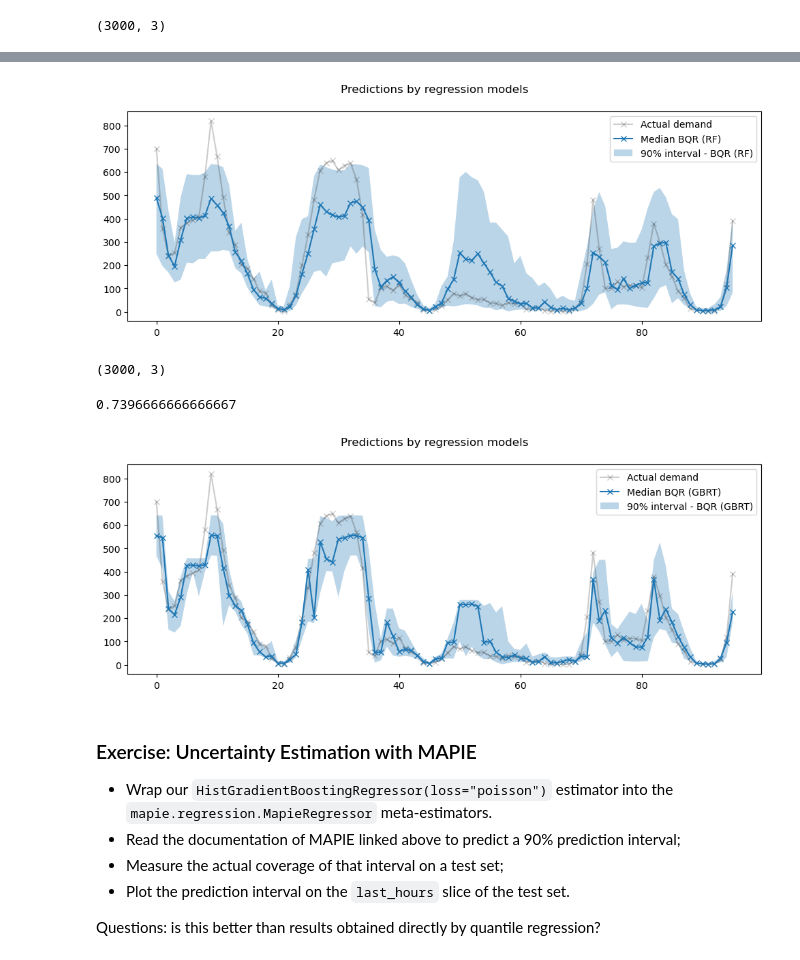
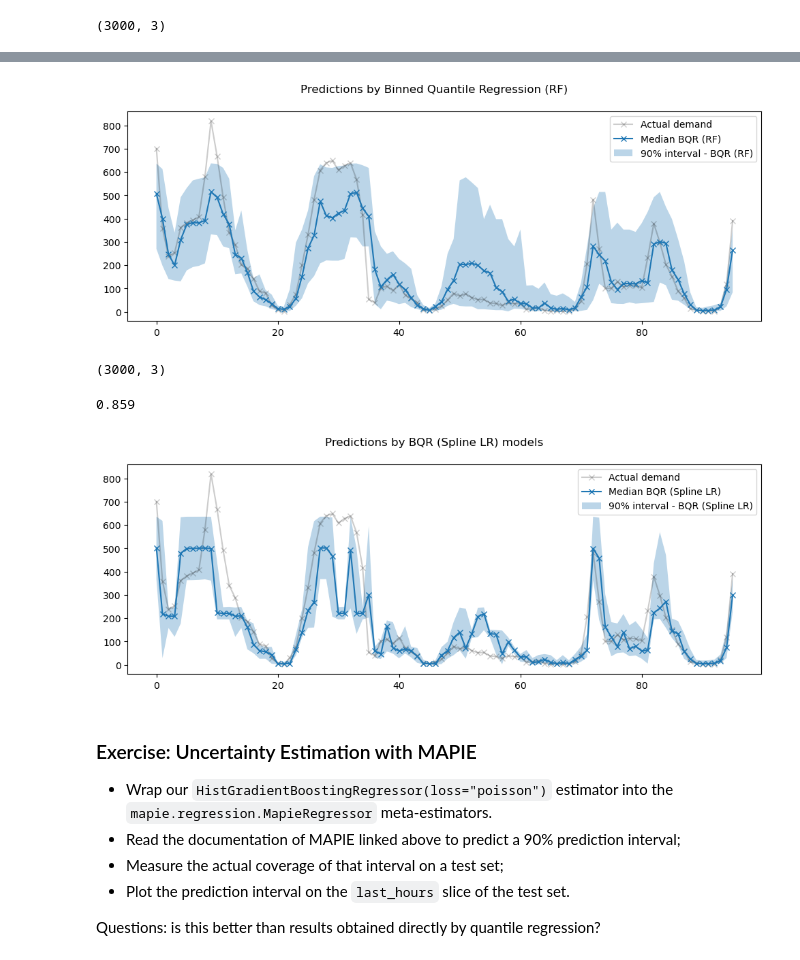
Before and after one commit to ogrisel/euroscipy-2022-time-series, a Jupyter notebook: plot_time_series_feature_engineering.ipynb, the cells around one changed output, grey strips where cells are left out. Drawn from its saved outputs; the diff is of its cells as text; code cells hidden in the pictures.

Commit message:
Use spline LR

```diff
--- a/plot_time_series_feature_engineering.ipynb
+++ b/plot_time_series_feature_engineering.ipynb
@@ -868,6 +868,6 @@ np.logical_and(
 # %%
 fig, ax = plt.subplots(figsize=(12, 4))
-fig.suptitle("Predictions by regression models")
+fig.suptitle("Predictions by Binned Quantile Regression (RF)")
 ax.plot(
     y_test.values[last_hours],
     "x-",
@@ -889,12 +889,16 @@ ax.fill_between(
 )
 _ = ax.legend()
 # %% [output]
-[figure, old version]
+[figure, new version]
 # %%
-from sklearn.ensemble import HistGradientBoostingClassifier
+from sklearn.linear_model import LogisticRegression
 
 
-bqr_gbrt = BinnedQuantileRegressor(estimator=HistGradientBoostingClassifier())
+spline_classifier = make_pipeline(
+    SplineTransformer(n_knots=12, degree=3),
+    LogisticRegression(C=100, solver="newton-cg", max_iter=1000),
+)
+bqr_gbrt = BinnedQuantileRegressor(estimator=spline_classifier, n_bins=7)
 quantile_predictions = (
     bqr_gbrt.fit(X_train, y_train).predict_quantiles(X_test, quantiles=[0.05, 0.5, 0.95])
 )
@@ -911,32 +915,32 @@ np.logical_and(
     percentile_95_predictions > y_test,
 ).mean()
 # %% [output]
-0.7396666666666667
+0.859
 # %%
 fig, ax = plt.subplots(figsize=(12, 4))
-fig.suptitle("Predictions by regression models")
+fig.suptitle("Predictions by BQR (Spline LR) models")
 ax.plot(
     y_test.values[last_hours],
     "x-",
     alpha=0.2,
     label="Actual demand",
     color="black",
 )
 ax.plot(
     percentile_50_predictions[last_hours],
     "x-",
-    label="Median BQR (GBRT)",
+    label="Median BQR (Spline LR)",
 )
 ax.fill_between(
     np.arange(96),
     percentile_5_predictions[last_hours],
     percentile_95_predictions[last_hours],
     alpha=0.3,
-    label="90% interval - BQR (GBRT)"
+    label="90% interval - BQR (Spline LR)"
 )
 _ = ax.legend()
 # %% [output]
-[figure, old version]
+[figure, new version]
 # %% [markdown]
 ### Exercise: Uncertainty Estimation with MAPIE
 
```
Also changed, not shown: parts of 26 cells of this notebook.
